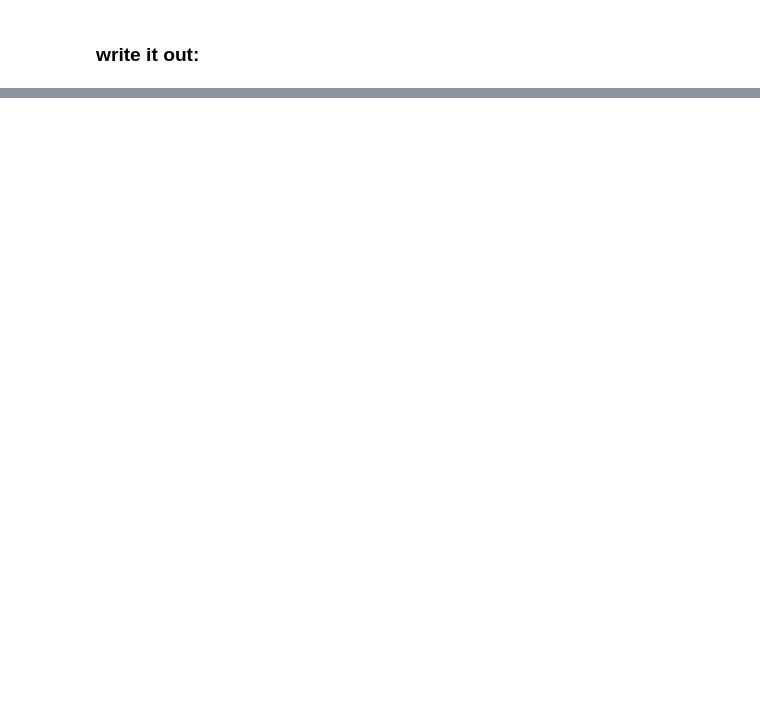
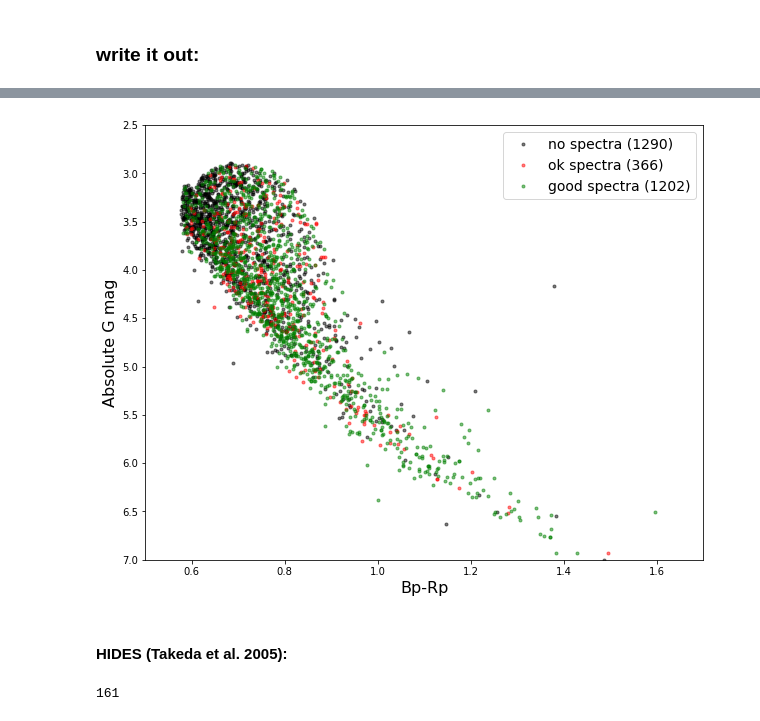
Before and after one commit to megbedell/gr8stars, a Jupyter notebook: data_munging.ipynb, the cells around one changed output, grey strips where cells are left out. Saved outputs shown, nothing was run; the diff lists cells and outputs as text; code cells hidden in the pictures; blank space fills up the shorter version.

```diff
--- a/data_munging.ipynb
+++ b/data_munging.ipynb
@@ -329,0 +662,19 @@ ascii.write(table, 'Gr8stars_GaiaeDR3_formatted.csv', delimiter=',', formats={'s
+# %%
+fig, ax = plt.subplots(1, 1, figsize=(10,8))
+ms = 6
+ax.plot(no_spectra_table['bp_rp'], no_spectra_table['gmag'] + 5.*(np.log10(no_spectra_table['parallax']/1.e3)+1),
+        c='k', alpha=0.5, marker='.', ls='', ms=ms, label='no spectra ({0})'.format(len(no_spectra_table)))
+ax.plot(ok_spectra_table['bp_rp'], ok_spectra_table['gmag'] + 5.*(np.log10(ok_spectra_table['parallax']/1.e3)+1),
+        c='r', alpha=0.5, marker='.', ls='', ms=ms, label='ok spectra ({0})'.format(len(ok_spectra_table)))
+ax.plot(good_spectra_table['bp_rp'], good_spectra_table['gmag'] + 5.*(np.log10(good_spectra_table['parallax']/1.e3)+1),
+        c='g', alpha=0.5, marker='.', ls='', ms=ms, label='good spectra ({0})'.format(len(good_spectra_table)))
+ax.set_ylim([7,2.5])
+ax.set_xlim([0.5,1.7])
+plt.legend(fontsize=14)
+ax.set_xlabel('Bp-Rp', fontsize=16)
+ax.set_ylabel('Absolute G mag', fontsize=16);
+#plt.savefig('hires_cmag_snr{0}.png'.format(min_snr));
+# %% [output]
+[figure, added]
+# %% [markdown]
+#### HIDES (Takeda et al. 2005):
@@ -329,0 +685,4 @@ ascii.write(table, 'Gr8stars_GaiaeDR3_formatted.csv', delimiter=',', formats={'s
+# %%
+len(np.unique(hides_hds))
+# %% [output]
+161
```
Also changed, not shown: parts of 79 cells of this notebook, 1 other file.
